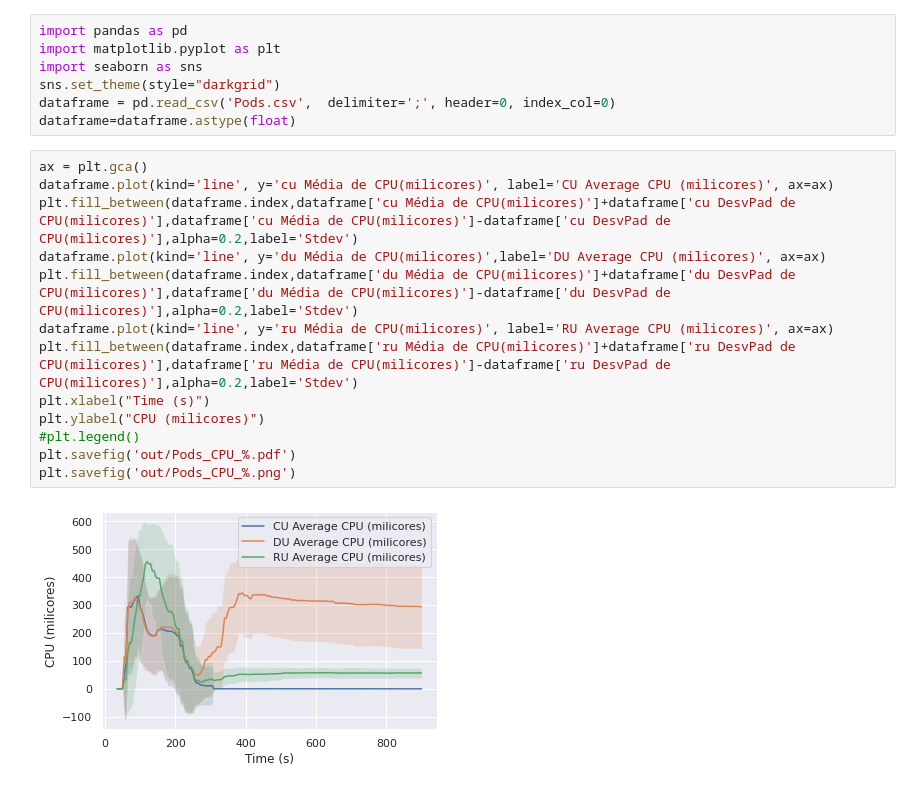
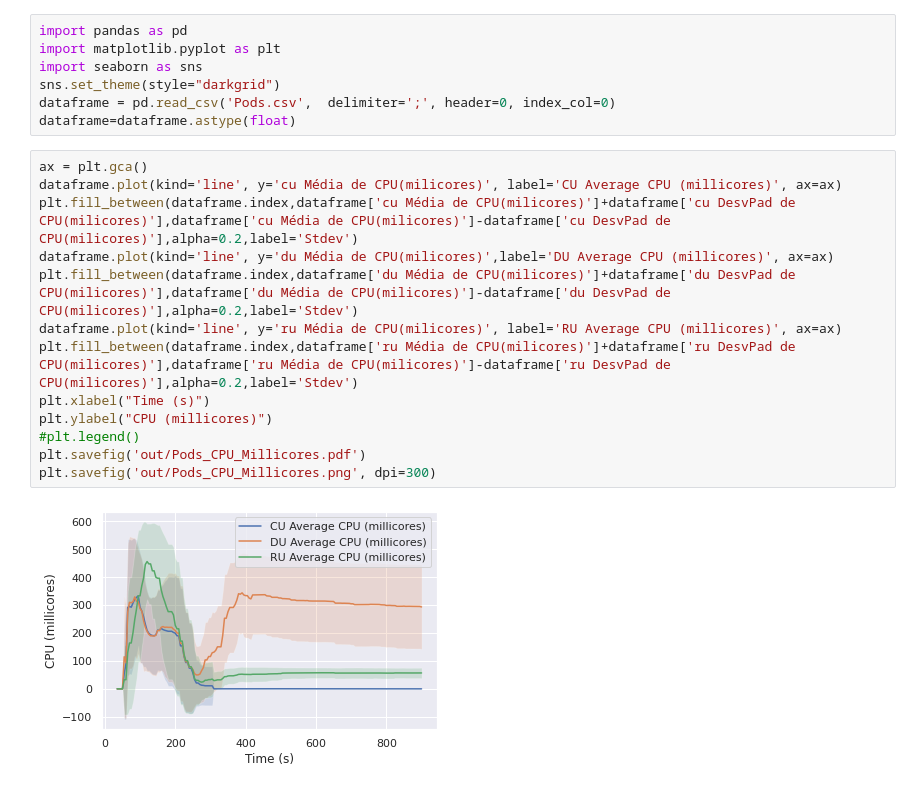
Before and after one commit to my5G/OPlaceRAN, a Jupyter notebook: performance-analysis/article/pods-resources-consume-by-time/pods_cpu.ipynb, the cells around one changed output. Drawn from its saved outputs; the diff is of its cells as text.

Commit message:
Update Graphics

```diff
--- a/performance-analysis/article/pods-resources-consume-by-time/pods_cpu.ipynb
+++ b/performance-analysis/article/pods-resources-consume-by-time/pods_cpu.ipynb
@@ -7,16 +7,16 @@ dataframe = pd.read_csv('Pods.csv',  delimiter=';', header=0, index_col=0)
 dataframe=dataframe.astype(float)
 # %%
 ax = plt.gca()
-dataframe.plot(kind='line', y='cu Média de CPU(milicores)', label='CU Average CPU (milicores)', ax=ax)
+dataframe.plot(kind='line', y='cu Média de CPU(milicores)', label='CU Average CPU (millicores)', ax=ax)
 plt.fill_between(dataframe.index,dataframe['cu Média de CPU(milicores)']+dataframe['cu DesvPad de CPU(milicores)'],dataframe['cu Média de CPU(milicores)']-dataframe['cu DesvPad de CPU(milicores)'],alpha=0.2,label='Stdev')
-dataframe.plot(kind='line', y='du Média de CPU(milicores)',label='DU Average CPU (milicores)', ax=ax)
+dataframe.plot(kind='line', y='du Média de CPU(milicores)',label='DU Average CPU (millicores)', ax=ax)
 plt.fill_between(dataframe.index,dataframe['du Média de CPU(milicores)']+dataframe['du DesvPad de CPU(milicores)'],dataframe['du Média de CPU(milicores)']-dataframe['du DesvPad de CPU(milicores)'],alpha=0.2,label='Stdev')
-dataframe.plot(kind='line', y='ru Média de CPU(milicores)', label='RU Average CPU (milicores)', ax=ax)
+dataframe.plot(kind='line', y='ru Média de CPU(milicores)', label='RU Average CPU (millicores)', ax=ax)
 plt.fill_between(dataframe.index,dataframe['ru Média de CPU(milicores)']+dataframe['ru DesvPad de CPU(milicores)'],dataframe['ru Média de CPU(milicores)']-dataframe['ru DesvPad de CPU(milicores)'],alpha=0.2,label='Stdev')
 plt.xlabel("Time (s)")
-plt.ylabel("CPU (milicores)")
+plt.ylabel("CPU (millicores)")
 #plt.legend()
-plt.savefig('out/Pods_CPU_%.pdf')
-plt.savefig('out/Pods_CPU_%.png')
+plt.savefig('out/Pods_CPU_Millicores.pdf')
+plt.savefig('out/Pods_CPU_Millicores.png', dpi=300)
 # %% [output]
-[figure, old version]
+[figure, new version]
```
Also changed, not shown: 5 other files.
